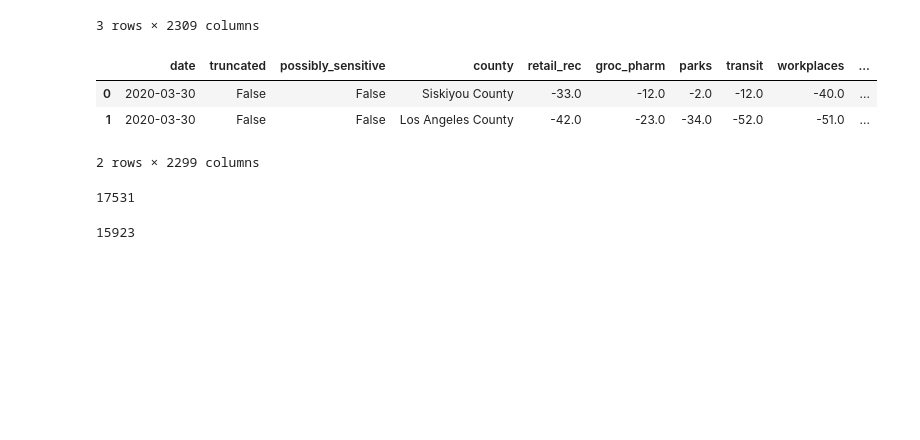
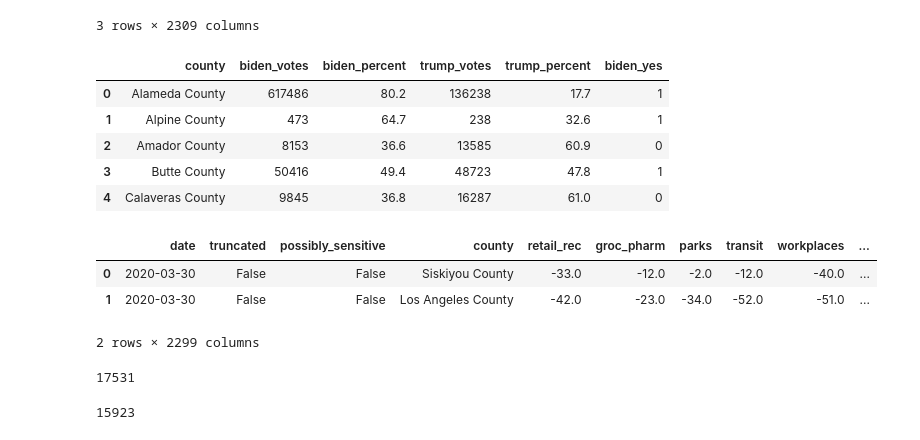
Before and after one commit to swethapola/w207_finalproject, a Jupyter notebook: notebooks/model.ipynb, the cells around one changed output. Drawn from its saved outputs; the diff is of its cells as text; code cells hidden in the pictures; blank space fills up the shorter version.

```diff
--- a/notebooks/model.ipynb
+++ b/notebooks/model.ipynb
@@ -30,6 +30,18 @@ df.head(3)
 | 1 | 2020-03-30 | This is my 'self-isolating' face.... | [34.1722, -118.378] | False | [0, 140] | {'id': 1008423932267921408, 'id_s... | 1244710063589089281 | {'hashtags': [{'text': 'quarantin... | ... |
 | 2 | 2020-03-30 | Corona virus testing and treatmen... | [33.97977, -118.18884] | False | [0, 233] | {'id': 107183997, 'id_str': '1071... | 1244708953994469377 | {'hashtags': [], 'symbols': [], '... | ... |
 3 rows × 2309 columns
+# %%
+# load in political party by county info
+df_party = pd.read_csv('../data/political_party_bycounty.csv')
+df_party = df_party.drop(labels='Unnamed: 0', axis = 1)
+df_party.head()
+# %% [output]
+|  | county | biden_votes | biden_percent | trump_votes | trump_percent | biden_yes |
+| 0 | Alameda County | 617486 | 80.2 | 136238 | 17.7 | 1 |
+| 1 | Alpine County | 473 | 64.7 | 238 | 32.6 | 1 |
+| 2 | Amador County | 8153 | 36.6 | 13585 | 60.9 | 0 |
+| 3 | Butte County | 50416 | 49.4 | 48723 | 47.8 | 1 |
+| 4 | Calaveras County | 9845 | 36.8 | 16287 | 61.0 | 0 |
 # %%
 irrelevant_cols = ['full_text', 'geo', 'display_text_range', 'user', 'tweet_id',
        'entities', 'longitude', 'latitude', 'state', 'preprocess_full_text']
```
Also changed, not shown: parts of 52 cells of this notebook.
